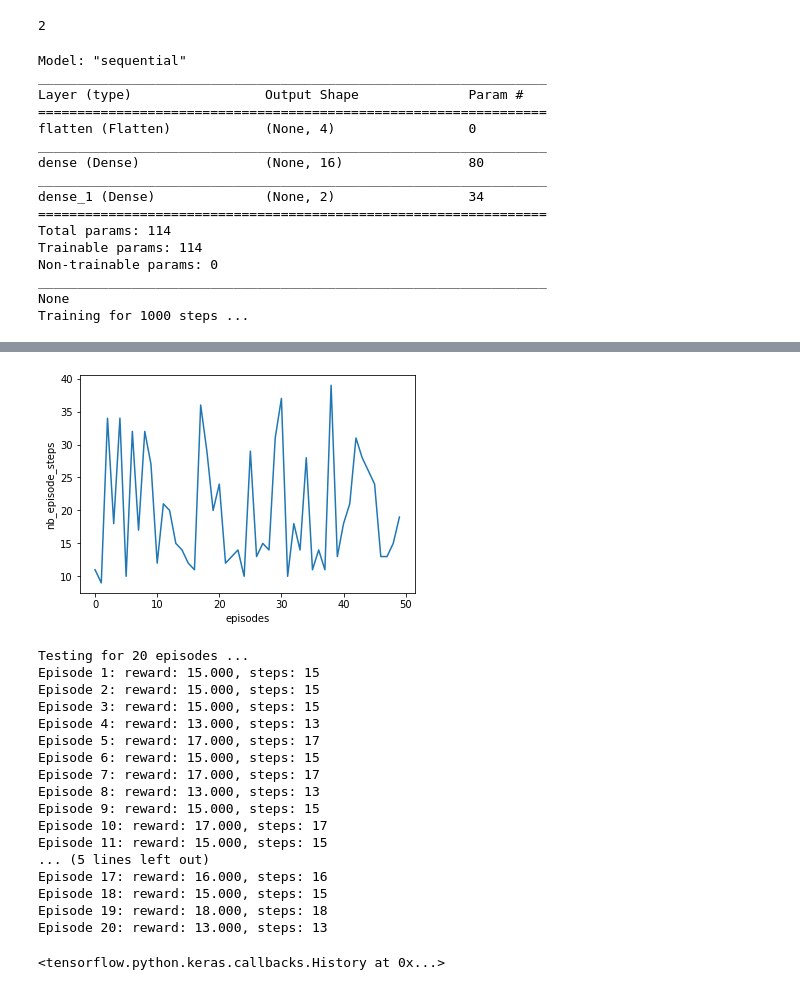
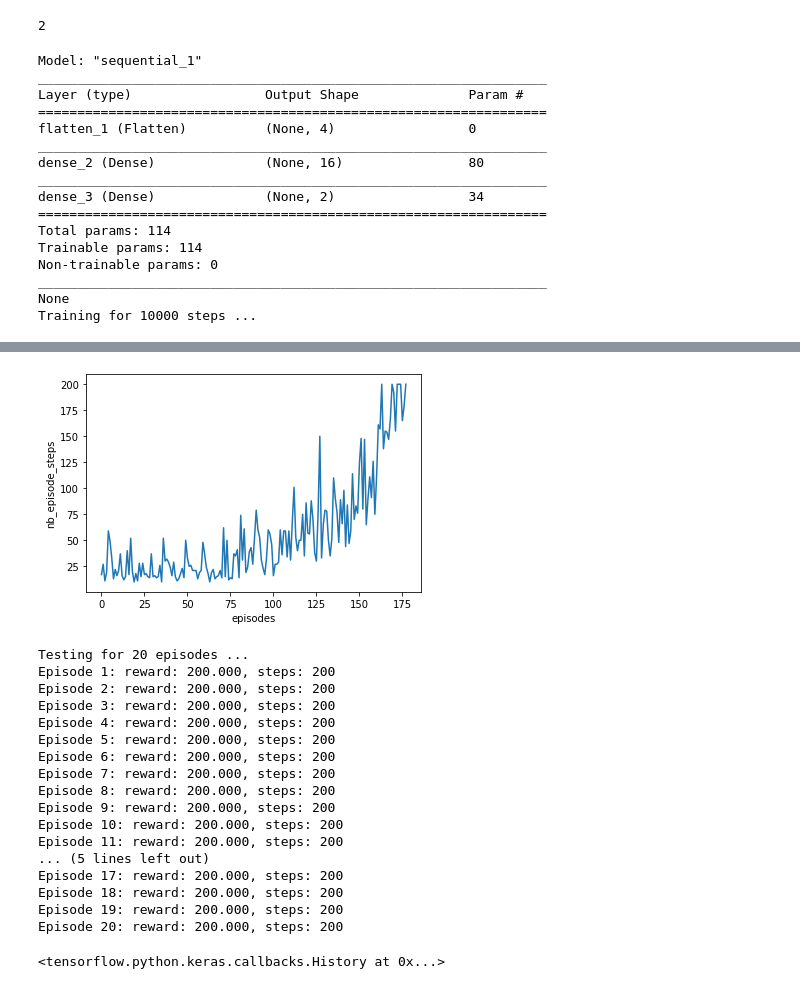
Before and after one commit to YazCodes/Deep-Learning-projects, a Jupyter notebook: Prediction3.ipynb, the cells around one changed output, grey strips where cells are left out. Cells and saved outputs as stored; diff of their text form; code cells hidden in the pictures.

```diff
--- a/Prediction3.ipynb
+++ b/Prediction3.ipynb
@@ -58,7 +58,7 @@ from rl.memory import SequentialMemory  # import the exerience replay buffer mod
 from rl.policy import BoltzmannQPolicy, LinearAnnealedPolicy  # import the policy
 from rl.agents.dqn import DQNAgent      # import the DQN agent
 
-memory = SequentialMemory(limit=1000, window_length=1) #setting up the experince replay buffer
+memory = SequentialMemory(limit=10000, window_length=1) #setting up the experince replay buffer
 #limit = the numer of steps of episodes stored in the replay buffer
 
 # define the policy (how we select the actions)
@@ -91,7 +91,7 @@ dqn = DQNAgent(model=model,                     # Q-Network model created above
 
 dqn.compile(Adam(lr=1e-3), metrics=['mae'])
 
-history = dqn.fit(env, nb_steps=1000, visualize=False, verbose=2) #visualize false to save time
+history = dqn.fit(env, nb_steps=10000, visualize=False, verbose=2) #visualize false to save time
 
 # summarize the history for number  of episode steps
 plt.plot(history.history['nb_episode_steps'])
@@ -101,19 +101,19 @@ plt.show()
 
 dqn.test(env, nb_episodes=20, visualize=False) #testing for 20 episodes, reward should all be 200- evaluating my algortithm
 # %% [output]
-Model: "sequential"
+Model: "sequential_1"
 _________________________________________________________________
 Layer (type)                 Output Shape              Param #
 =================================================================
-flatten (Flatten)            (None, 4)                 0
+flatten_1 (Flatten)          (None, 4)                 0
 _________________________________________________________________
-dense (Dense)                (None, 16)                80
+dense_2 (Dense)              (None, 16)                80
 _________________________________________________________________
-dense_1 (Dense)              (None, 2)                 34
+dense_3 (Dense)              (None, 2)                 34
 =================================================================
 Total params: 114
 Trainable params: 114
 Non-trainable params: 0
 _________________________________________________________________
 None
-Training for 1000 steps ...
+Training for 10000 steps ...
@@ -139,19 +139,19 @@ done, took 7.090 seconds
-[figure, old version]
+[figure, new version]
 Testing for 20 episodes ...
-Episode 1: reward: 15.000, steps: 15
-Episode 2: reward: 15.000, steps: 15
-Episode 3: reward: 15.000, steps: 15
-Episode 4: reward: 13.000, steps: 13
-Episode 5: reward: 17.000, steps: 17
-Episode 6: reward: 15.000, steps: 15
-Episode 7: reward: 17.000, steps: 17
-Episode 8: reward: 13.000, steps: 13
-Episode 9: reward: 15.000, steps: 15
-Episode 10: reward: 17.000, steps: 17
-Episode 11: reward: 15.000, steps: 15
+Episode 1: reward: 200.000, steps: 200
+Episode 2: reward: 200.000, steps: 200
+Episode 3: reward: 200.000, steps: 200
+Episode 4: reward: 200.000, steps: 200
+Episode 5: reward: 200.000, steps: 200
+Episode 6: reward: 200.000, steps: 200
+Episode 7: reward: 200.000, steps: 200
+Episode 8: reward: 200.000, steps: 200
+Episode 9: reward: 200.000, steps: 200
+Episode 10: reward: 200.000, steps: 200
+Episode 11: reward: 200.000, steps: 200
 ... (5 lines left out)
-Episode 17: reward: 16.000, steps: 16
-Episode 18: reward: 15.000, steps: 15
-Episode 19: reward: 18.000, steps: 18
-Episode 20: reward: 13.000, steps: 13
+Episode 17: reward: 200.000, steps: 200
+Episode 18: reward: 200.000, steps: 200
+Episode 19: reward: 200.000, steps: 200
+Episode 20: reward: 200.000, steps: 200
 <tensorflow.python.keras.callbacks.History at 0x...>
```
Also changed, not shown: parts of 1 cell of this notebook.
